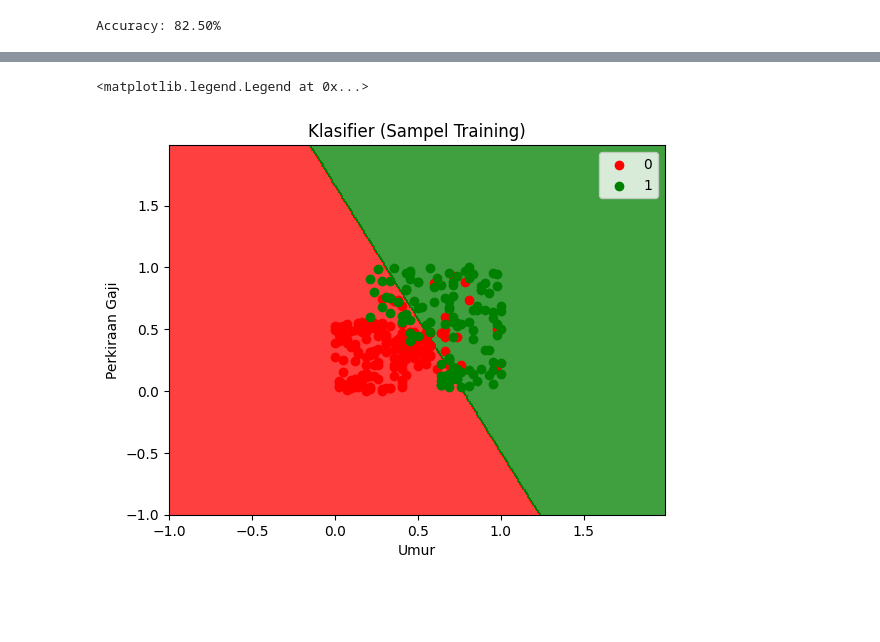
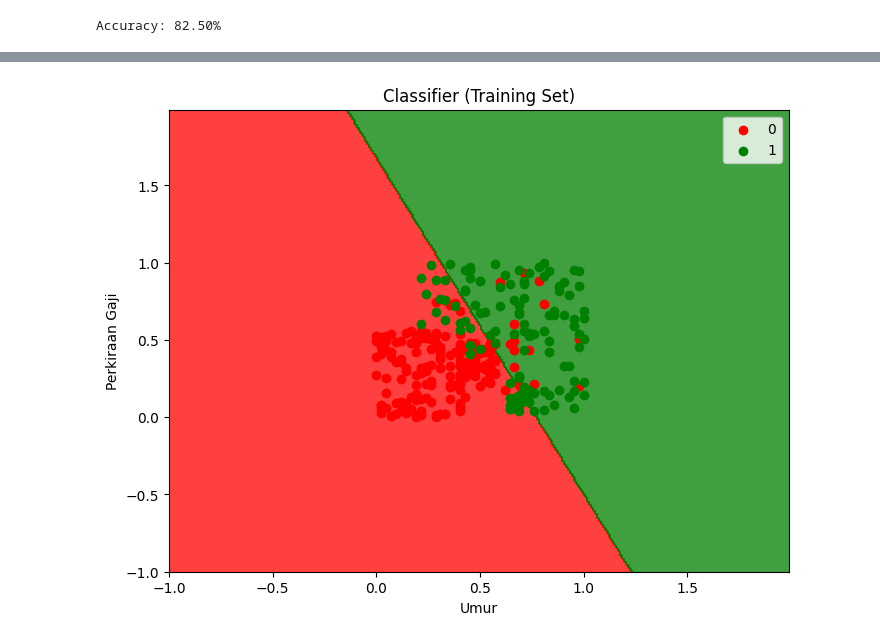
Before and after one commit to azkbrqlna/2025-AI-Praktikum, a Jupyter notebook: Jobsheet-8/Tugas/tugas_praktikum1_decisiontree_logistic_regression/tugas_praktikum1.ipynb, the cells around one changed output, grey strips where cells are left out. Drawn from its saved outputs; the diff is of its cells as text; code cells hidden in the pictures; blank space fills up the shorter version.

```diff
--- a/Jobsheet-8/Tugas/tugas_praktikum1_decisiontree_logistic_regression/Tugas - Supervise Learning Classification.ipynb
+++ b/Jobsheet-8/Tugas/tugas_praktikum1_decisiontree_logistic_regression/tugas_praktikum1.ipynb
@@ -8,6 +22,5 @@ import matplotlib.pyplot as plt
 # %% [markdown]
 ## Load Dataset
 # %%
-# load dataset
-dataset = pd.read_csv('iklan_sosmed.csv', delimiter=';')
-dataset.head()
+# Load dataset
+data = pd.read_csv('iklan_sosmed.csv', delimiter=';')
@@ -51 +95,4 @@ np.int64(0)
+# %%
+le = LabelEncoder()
+data['Jenis_Kelamin'] = le.fit_transform(data['Jenis_Kelamin'])
 # %% [markdown]
@@ -70,6 +109,4 @@ dataset.head()
 # %%
 # Memilih Umur & Gaji Sebagai Data Fitur dan Transaksi sebagai Data Label
-X = dataset.iloc[:,:2]
-y = dataset.iloc[:, -1]
-print(X)
-print(y)
+X = data.iloc[:, 2:-1]
+y = data.iloc[:, -1]
@@ -95,8 +114,8 @@ Name: Transaksi, Length: 400, dtype: int64
 ## Train Test Split
 # %%
 # Membagi dataset menjadi 80% Data Training dan 20% Data Testing
-from sklearn.model_selection import train_test_split
-X_train, X_test, y_train, y_test = train_test_split(X, y, test_size=0.2, random_state=99)
+X_train, X_test, y_train, y_test = train_test_split(
+    X, y, test_size=0.2, random_state=99)
 # %%
 # ubah dari dataframe / series pandas menjadi np.array
 X_train = X_train.values
@@ -418,22 +433,41 @@ Confussion Matrix :
 [[52  4]
  [ 6 18]]
 # %%
-# visualisasi sampel data train
+# Ambil model terbaik
+best_model = grid.best_estimator_
+
+# Set data training
 X_set, y_set = X_train, y_train
-X1, X2 = np.meshgrid(np.arange(start = X_set[:, 0].min() - 1, stop = X_set[:, 0].max() + 1, step = 0.01),
-                     np.arange(start = X_set[:, 1].min() - 1, stop = X_set[:, 1].max() + 1, step = 0.01))
-plt.contourf(X1, X2, grid.predict(np.array([X1.ravel(), X2.ravel()]).T).reshape(X1.shape),
-             alpha = 0.75, cmap = ListedColormap(('red', 'green')))
+
+# Buat grid
+X1, X2 = np.meshgrid(
+    np.arange(start=X_set[:, 0].min() - 1,
+              stop=X_set[:, 0].max() + 1, step=0.01),
+    np.arange(start=X_set[:, 1].min() - 1,
+              stop=X_set[:, 1].max() + 1, step=0.01)
+)
+
+# Prediksi untuk setiap titik dalam grid
+pred_grid = best_model.predict(
+    np.array([X1.ravel(), X2.ravel()]).T).reshape(X1.shape)
+
+# Plot decision boundary
+plt.figure(figsize=(8, 6))
+plt.contourf(X1, X2, pred_grid, alpha=0.75,
+             cmap=ListedColormap(('red', 'green')))
 plt.xlim(X1.min(), X1.max())
 plt.ylim(X2.min(), X2.max())
+
+# Plot titik data
 for i, j in enumerate(np.unique(y_set)):
     plt.scatter(X_set[y_set == j, 0], X_set[y_set == j, 1],
-                c = ListedColormap(('red', 'green'))(i), label = j)
-plt.title('Klasifier (Sampel Training)')
+                c=ListedColormap(('red', 'green'))(i), label=j)
+
+plt.title('Classifier (Training Set)')
 plt.xlabel('Umur')
 plt.ylabel('Perkiraan Gaji')
 plt.legend()
+plt.show()
 # %% [output]
-<matplotlib.legend.Legend at 0x...>
-[figure, old version]
+[figure, new version]
 # %%
```
Also changed, not shown: parts of 43 cells of this notebook, 3 other files.
